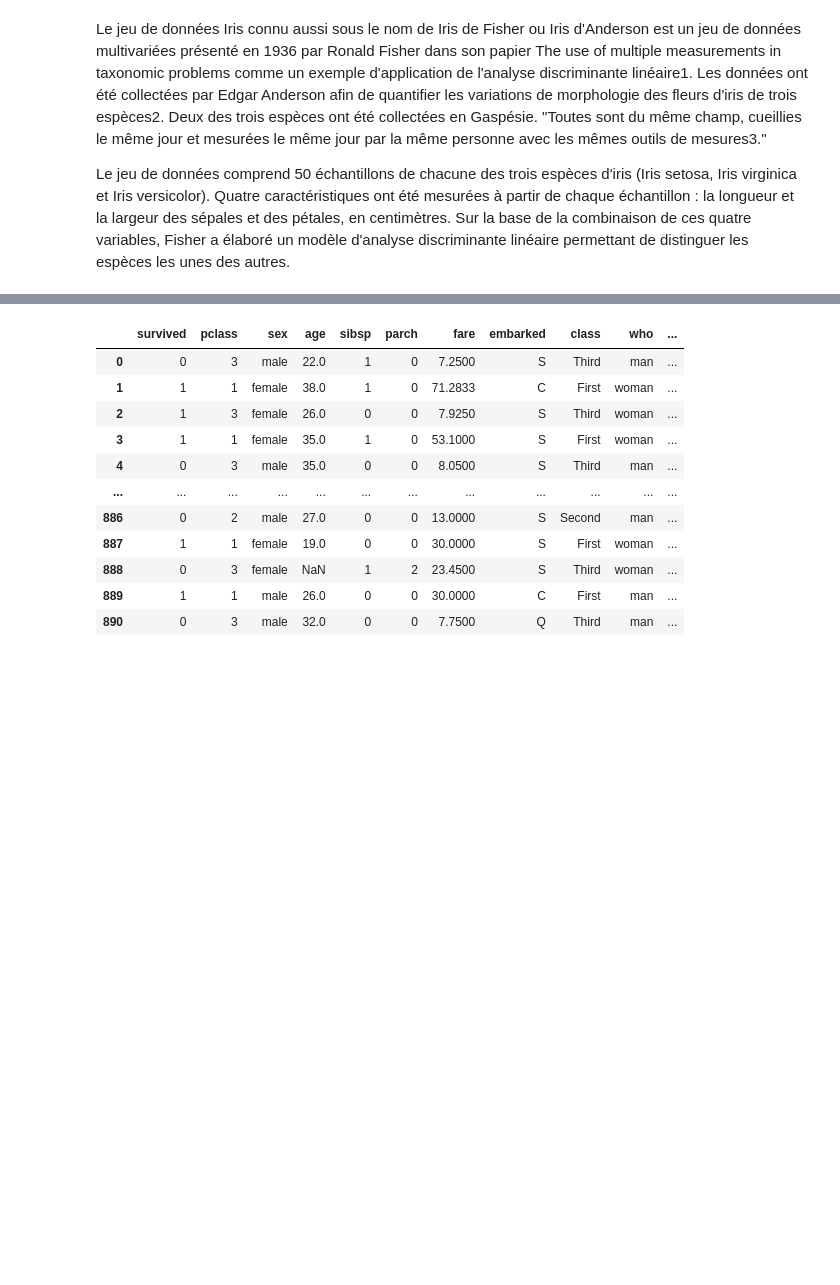
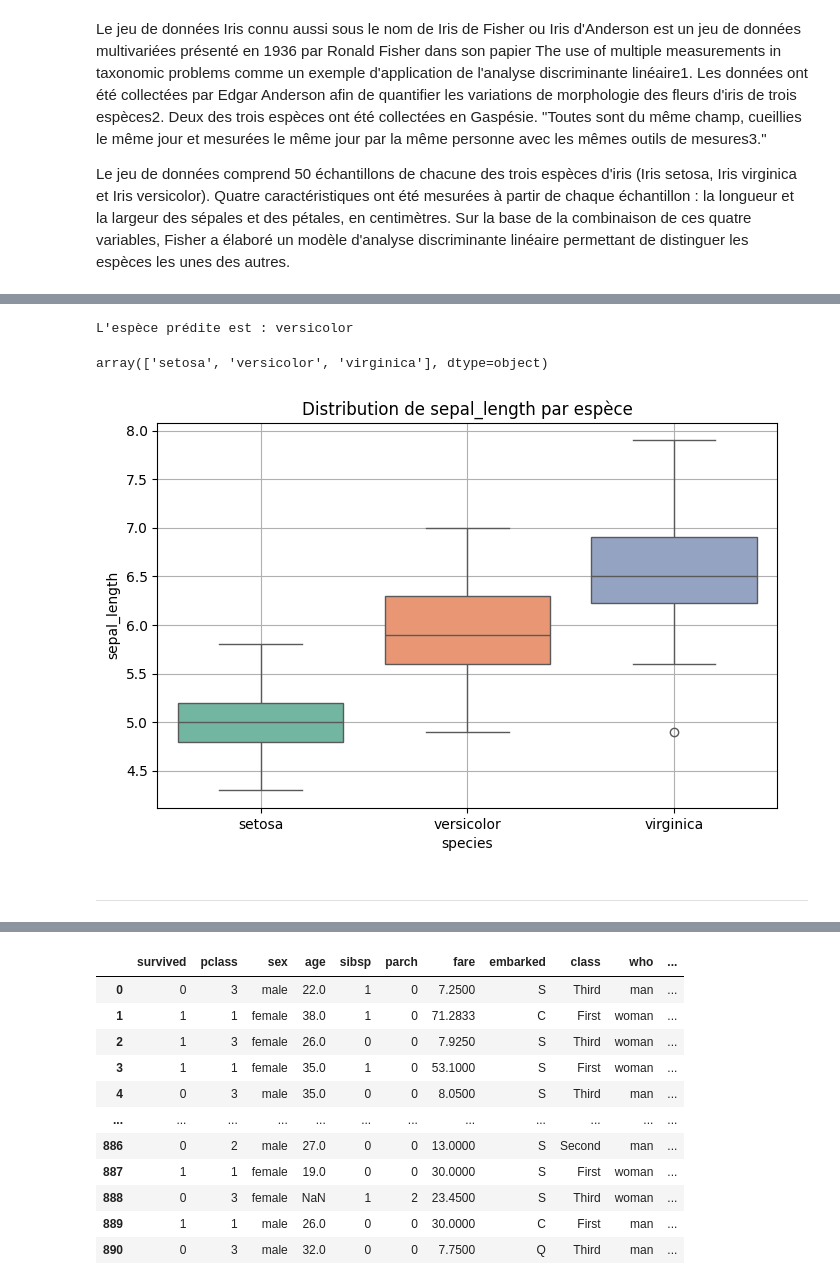
Before and after one commit to AmoussouKokou/formation, a Jupyter notebook: src/projet.ipynb, the cells around one changed output, grey strips where cells are left out. Saved outputs shown, nothing was run; the diff lists cells and outputs as text; code cells hidden in the pictures; blank space fills up the shorter version.

```diff
--- a/src/projet.ipynb
+++ b/src/projet.ipynb
@@ -10,0 +410,51 @@ Le jeu de données comprend 50 échantillons de chacune des trois espèces d'iri
+# %%
+import seaborn as sns
+import numpy as np
+from sklearn.linear_model import LogisticRegression
+from sklearn.model_selection import train_test_split
+from sklearn.preprocessing import LabelEncoder
+
+# Charger les données
+df = sns.load_dataset('iris')
+
+# Préparer les variables explicatives et la cible
+X = df[['sepal_length', 'sepal_width', 'petal_length', 'petal_width']]
+y = df['species']
+
+# Encoder les labels (transformer les espèces en nombres)
+encoder = LabelEncoder()
+y_encoded = encoder.fit_transform(y)
+
+# Entraîner la régression logistique
+model = LogisticRegression(max_iter=200)
+model.fit(X, y_encoded)
+
+# Définir le nouvel individu
+new_individual = np.array([[5.8, 3.0, 4.2, 1.2]])
+
+# Prédire l'espèce
+predicted_species_index = model.predict(new_individual)[0]
+predicted_species = encoder.inverse_transform([predicted_species_index])[0]
+
+# Afficher la prédiction
+print(f"L'espèce prédite est : {predicted_species}")
+# %% [output]
+L'espèce prédite est : versicolor
+# %%
+df.species.unique()
+# %% [output]
+array(['setosa', 'versicolor', 'virginica'], dtype=object)
+# %%
+import seaborn as sns
+import matplotlib.pyplot as plt
+
+# Créer les boxplots
+plt.figure(figsize=(8, 5))
+sns.boxplot(x='species', y="sepal_length", data=df, hue='species', palette="Set2", legend=False)
+plt.title(f"Distribution de sepal_length par espèce")
+plt.grid(True)
+plt.show()
+# %% [output]
+[figure, added]
+# %% [markdown]
+---
```
Also changed, not shown: parts of 25 cells of this notebook, 3 other files.
